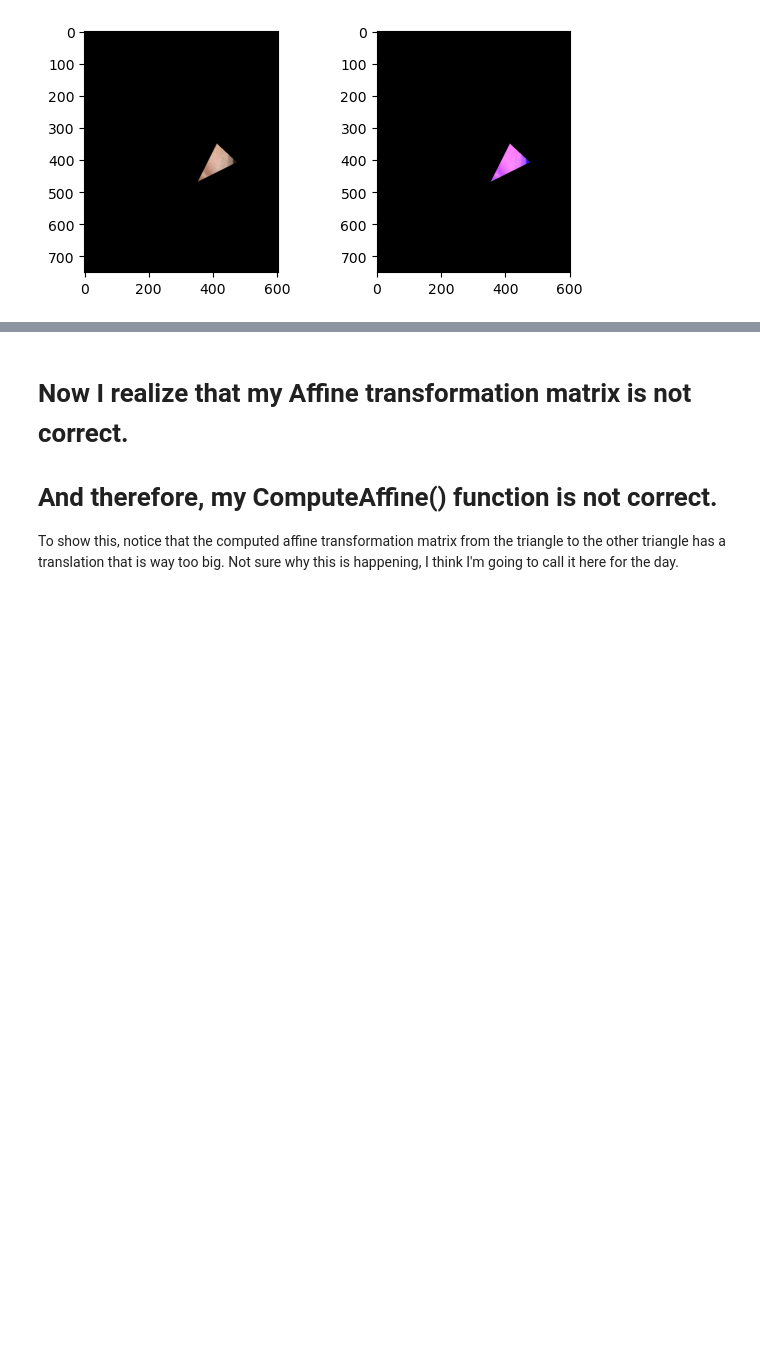
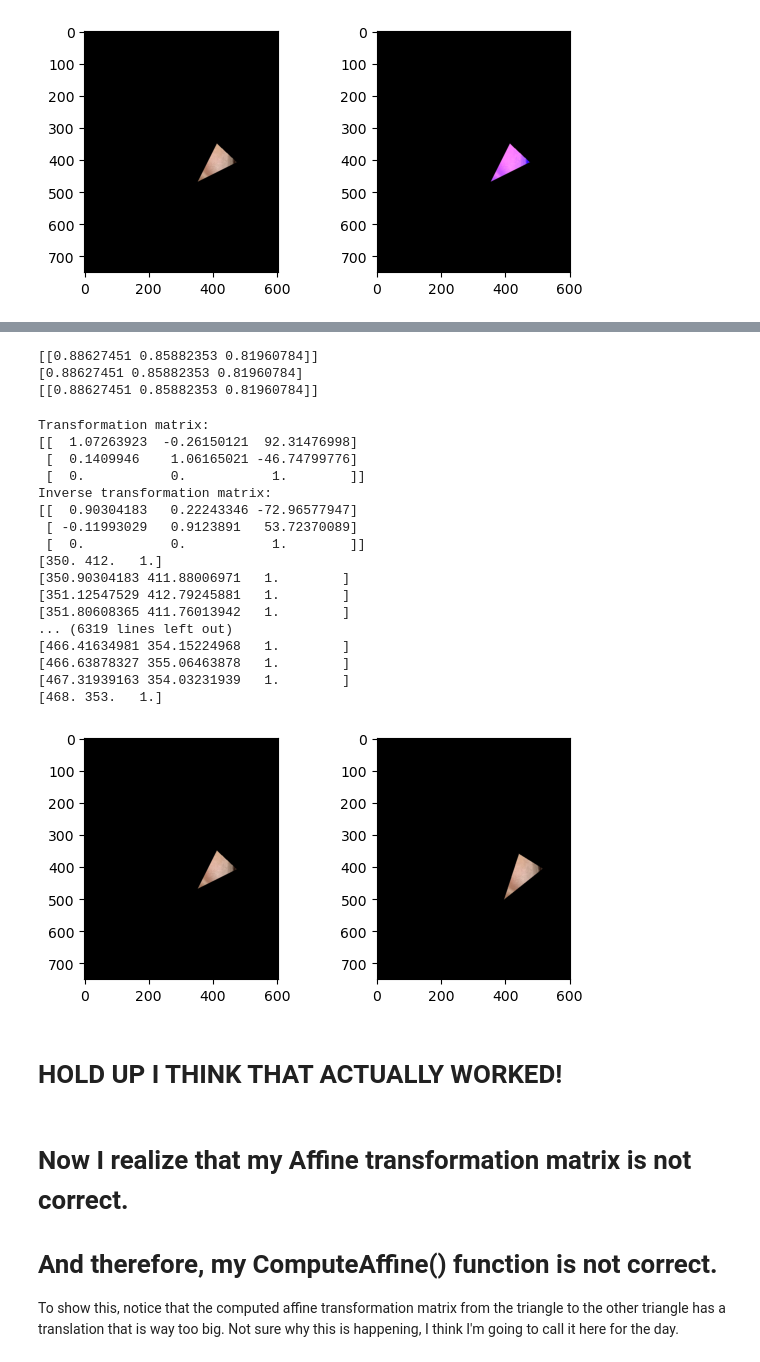
Before and after one commit to hackerzilla/cs180, a Jupyter notebook: proj3/code/main.ipynb, the cells around one changed output, grey strips where cells are left out. Drawn from its saved outputs; the diff is of its cells as text; code cells hidden in the pictures; blank space fills up the shorter version.

Commit message:
Actually got a single triangle inverse warp working

```diff
--- a/proj3/code/main.ipynb
+++ b/proj3/code/main.ipynb
@@ -303,3 +237,75 @@ IndexError: only integers, slices (`:`), ellipsis (`...`), numpy.newaxis (`None`
+# %%
+# Testing the interpolation method.
+from scipy.interpolate import RegularGridInterpolator
+
+x_dim = np.arange(0, julian.shape[1])
+y_dim = np.arange(0, julian.shape[0])
+
+r_interpolator = RegularGridInterpolator((y_dim, x_dim), julian[:,:,0], method='linear', bounds_error=False, fill_value=None)
+g_interpolator = RegularGridInterpolator((y_dim, x_dim), julian[:,:,1], method='linear', bounds_error=False, fill_value=None)
+b_interpolator = RegularGridInterpolator((y_dim, x_dim), julian[:,:,2], method='linear', bounds_error=False, fill_value=None)
+
+def interpolate_rgb(yx_coord):
+    r = r_interpolator(yx_coord)
+    g = g_interpolator(yx_coord)
+    b = b_interpolator(yx_coord)
+    return np.array((r, g, b)).reshape(1,3)
+
+def interpolate_rgb_h(homogenous):
+    return interpolate_rgb((homogenous[0], homogenous[1]))
+
+rgb_value = interpolate_rgb([[50.0, 100.0]])
+print(rgb_value)
+print(julian[50, 100])
+print(interpolate_rgb_h([50.0, 100.0, 1.0]))
+# %% [output]
+[[0.88627451 0.85882353 0.81960784]]
+[0.88627451 0.85882353 0.81960784]
+[[0.88627451 0.85882353 0.81960784]]
+# %%
+# Get the inverse of the transformation matrix.
+T_inv = np.linalg.inv(T)
+print(f"Transformation matrix: \n{T}")
+print(f"Inverse transformation matrix: \n{T_inv}")
+
+# Initialize transformed image to zeros.
+j_tri_t = np.zeros_like(julian)
+
+# For every pixel coordinate position that is True in the mask of the transformed image (g_mask1)
+for y in range(g_mask1.shape[0]):
+    for x in range(g_mask1.shape[1]):
+        if g_mask1[y][x]:
+            # Get inverse coord
+            coord = np.array([y, x, 1]).T
+            inverse_coord = T_inv @ coord
+            print(inverse_coord)
+            # Interpolate the value of the pixel at the inverse_coord.
+            pixel_value = interpolate_rgb_h(inverse_coord)
+            # set this coord to px value of inverse_coord
+            j_tri_t[y][x] = pixel_value
+
+Display2Images(j_tri, j_tri_t, '', '', 3)
+# %% [output]
+Transformation matrix:
+[[  1.07263923  -0.26150121  92.31476998]
+ [  0.1409946    1.06165021 -46.74799776]
+ [  0.           0.           1.        ]]
+Inverse transformation matrix:
+[[  0.90304183   0.22243346 -72.96577947]
+ [ -0.11993029   0.9123891   53.72370089]
+ [  0.           0.           1.        ]]
+[350. 412.   1.]
+[350.90304183 411.88006971   1.        ]
+[351.12547529 412.79245881   1.        ]
+[351.80608365 411.76013942   1.        ]
+... (6319 lines left out)
+[466.41634981 354.15224968   1.        ]
+[466.63878327 355.06463878   1.        ]
+[467.31939163 354.03231939   1.        ]
+[468. 353.   1.]
+[figure, added]
+# %% [markdown]
+# HOLD UP I THINK THAT ACTUALLY WORKED!
 # %% [markdown]
 # Now I realize that my Affine transformation matrix is not correct.
 # And therefore, my ComputeAffine() function is not correct.
```
Also changed, not shown: parts of 10 cells of this notebook.
